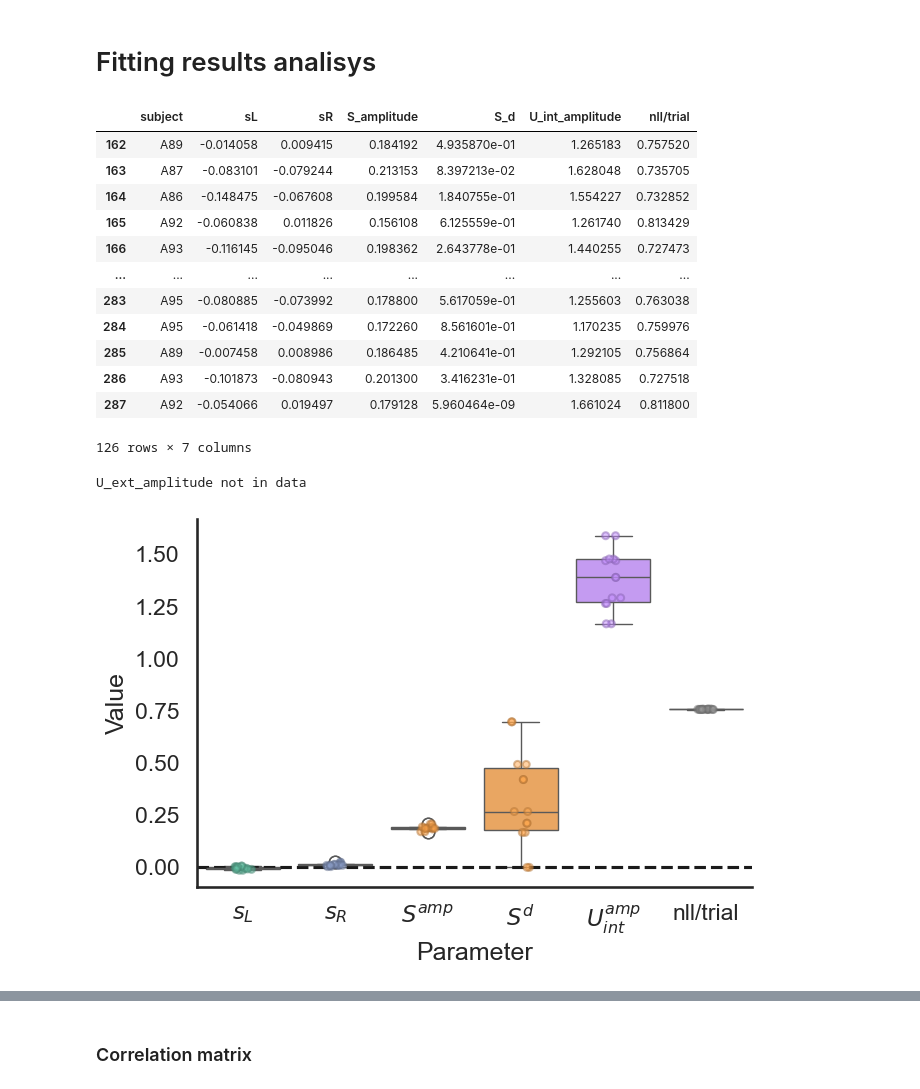
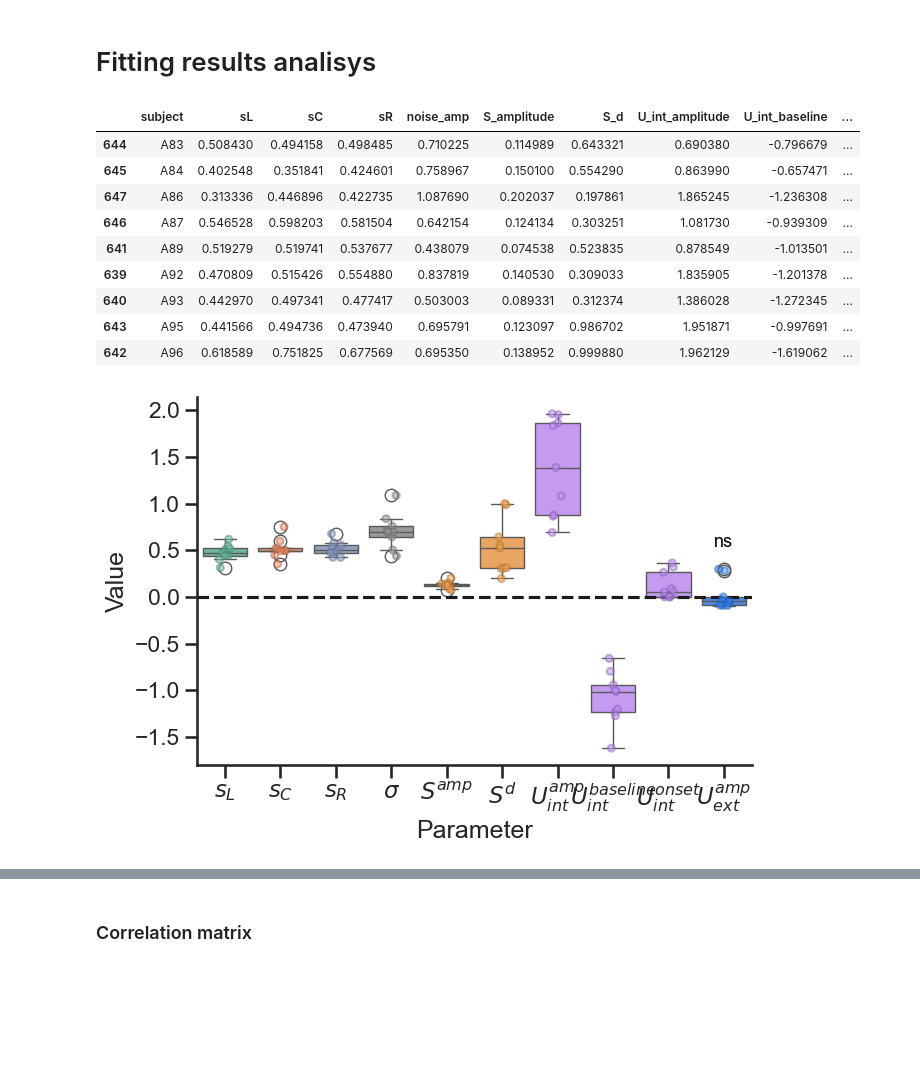
Before and after one commit to javirm3/TFG, a Jupyter notebook: simulations/code/fitting/fitting_plots_final.ipynb, the cells around one changed output, grey strips where cells are left out. Drawn from its saved outputs; the diff is of its cells as text; code cells hidden in the pictures; blank space fills up the shorter version.

```diff
--- a/simulations/code/fitting/fitting_plots_final.ipynb
+++ b/simulations/code/fitting/fitting_plots_final.ipynb
@@ -354,10 +440,10 @@ spatialU_notrandom -> free_idx: [0 1 2 3 4 5 6 7 9]   free_params: ['sL', 'sC',
 # %% [markdown]
 # Fitting results analisys
 # %%
-model = 'spatial_reduced3'
+model = 'temporalU'
 # filter_subject = ['A89','A92','A83', 'A84']
 filter_subject = ['A89']
-# filter_subject = []
+filter_subject = []
 params_stats = ['U_ext_amplitude']
 
 # to_plot = params_df[params_df['model'] == model][["subject"] + param_names[model] + ['nll/trial']]
@@ -382,7 +468,7 @@ df_melted = to_plot.melt(id_vars='subject', var_name='parameter', value_name='va
 plt.figure(figsize=(7, 5))
 ax = sns.boxplot(data=df_melted, x='parameter', y='value', palette=custom_palette, hue = 'parameter')
 sns.stripplot(data=df_melted, x='parameter', y='value', color='black', palette=custom_palette,alpha=0.5, jitter=True, ax = ax, hue = 'parameter')
-sns.stripplot(data=df_melted[df_melted['subject'] == 'A92_2'], x='parameter', y='value', color='red',alpha=0.5, jitter=True, ax = ax)
+# sns.stripplot(data=df_melted[df_melted['subject'] == 'A92_2'], x='parameter', y='value', color='red',alpha=0.5, jitter=True, ax = ax)
 strip_darken(ax)
 
 params = ax.get_xticklabels()
@@ -390,48 +476,44 @@ xpos = np.arange(len(params))
 
 x_centers = np.arange(len(params))
 for subj in to_plot['subject'].unique():
     yvals = (df_melted[df_melted['subject'] == subj]
              .set_index('parameter'))
             #  .reindex(order)['value'].values)
     # if subj == 'A92_2':
     #     ax.plot(x_centers, yvals, linewidth=1.6, alpha=0.9, color='red', zorder=1)
     # else:
     #     ax.plot(x_centers, yvals, linewidth=1.0, alpha=0.4, color='0.4', zorder=2)
 
 for param in params_stats:
     try:
         t, pval = stats.ttest_1samp(df_melted[df_melted['parameter'] == param]['value'], 0.0)
         ax.text(list(df_melted['parameter'].unique()).index(param), 0.2 + df_melted[df_melted['parameter'] == param]['value'].max(), stars(pval), ha='center', va='bottom', fontsize=13, color='black')
     except:
         print(f'{param} not in data')
 ax.axhline(0, linestyle='--', color = 'k')
 
 new_labels = [labels.get(l.get_text(), l.get_text()) for l in ax.get_xticklabels()]
 ax.set_xticklabels(new_labels)
 
 plt.xticks()
 plt.xlabel('Parameter')
 plt.ylabel('Value')
 sns.set_style("ticks")
 plt.tight_layout()
 sns.despine()
 plt.show()
 # %% [output]
-|  | subject | sL | sR | S_amplitude | S_d | U_int_amplitude | nll/trial |
-| 162 | A89 | -0.014058 | 0.009415 | 0.184192 | 4.935870e-01 | 1.265183 | 0.757520 |
-| 163 | A87 | -0.083101 | -0.079244 | 0.213153 | 8.397213e-02 | 1.628048 | 0.735705 |
-| 164 | A86 | -0.148475 | -0.067608 | 0.199584 | 1.840755e-01 | 1.554227 | 0.732852 |
-| 165 | A92 | -0.060838 | 0.011826 | 0.156108 | 6.125559e-01 | 1.261740 | 0.813429 |
-| 166 | A93 | -0.116145 | -0.095046 | 0.198362 | 2.643778e-01 | 1.440255 | 0.727473 |
-| ... | ... | ... | ... | ... | ... | ... | ... |
-| 283 | A95 | -0.080885 | -0.073992 | 0.178800 | 5.617059e-01 | 1.255603 | 0.763038 |
-| 284 | A95 | -0.061418 | -0.049869 | 0.172260 | 8.561601e-01 | 1.170235 | 0.759976 |
-| 285 | A89 | -0.007458 | 0.008986 | 0.186485 | 4.210641e-01 | 1.292105 | 0.756864 |
-| 286 | A93 | -0.101873 | -0.080943 | 0.201300 | 3.416231e-01 | 1.328085 | 0.727518 |
-| 287 | A92 | -0.054066 | 0.019497 | 0.179128 | 5.960464e-09 | 1.661024 | 0.811800 |
+|  | subject | sL | sC | sR | noise_amp | S_amplitude | S_d | U_int_amplitude | U_int_baseline | ... |
+| 644 | A83 | 0.508430 | 0.494158 | 0.498485 | 0.710225 | 0.114989 | 0.643321 | 0.690380 | -0.796679 | ... |
+| 645 | A84 | 0.402548 | 0.351841 | 0.424601 | 0.758967 | 0.150100 | 0.554290 | 0.863990 | -0.657471 | ... |
+| 647 | A86 | 0.313336 | 0.446896 | 0.422735 | 1.087690 | 0.202037 | 0.197861 | 1.865245 | -1.236308 | ... |
+| 646 | A87 | 0.546528 | 0.598203 | 0.581504 | 0.642154 | 0.124134 | 0.303251 | 1.081730 | -0.939309 | ... |
+| 641 | A89 | 0.519279 | 0.519741 | 0.537677 | 0.438079 | 0.074538 | 0.523835 | 0.878549 | -1.013501 | ... |
+| 639 | A92 | 0.470809 | 0.515426 | 0.554880 | 0.837819 | 0.140530 | 0.309033 | 1.835905 | -1.201378 | ... |
+| 640 | A93 | 0.442970 | 0.497341 | 0.477417 | 0.503003 | 0.089331 | 0.312374 | 1.386028 | -1.272345 | ... |
+| 643 | A95 | 0.441566 | 0.494736 | 0.473940 | 0.695791 | 0.123097 | 0.986702 | 1.951871 | -0.997691 | ... |
+| 642 | A96 | 0.618589 | 0.751825 | 0.677569 | 0.695350 | 0.138952 | 0.999880 | 1.962129 | -1.619062 | ... |
-126 rows × 7 columns
-U_ext_amplitude not in data
-[figure, old version]
+[figure, new version]
 # %%
 order = list(labels.keys())
 x_centers = np.arange(len(order))
```
Also changed, not shown: parts of 11 cells of this notebook, 49 other files.
